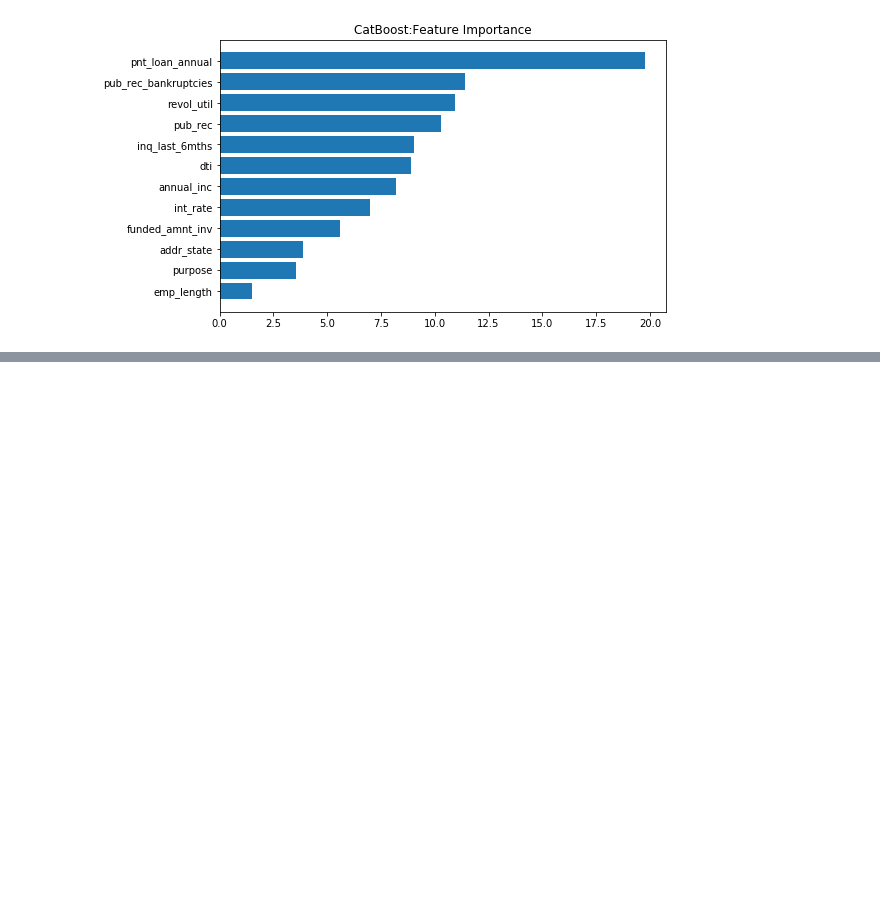
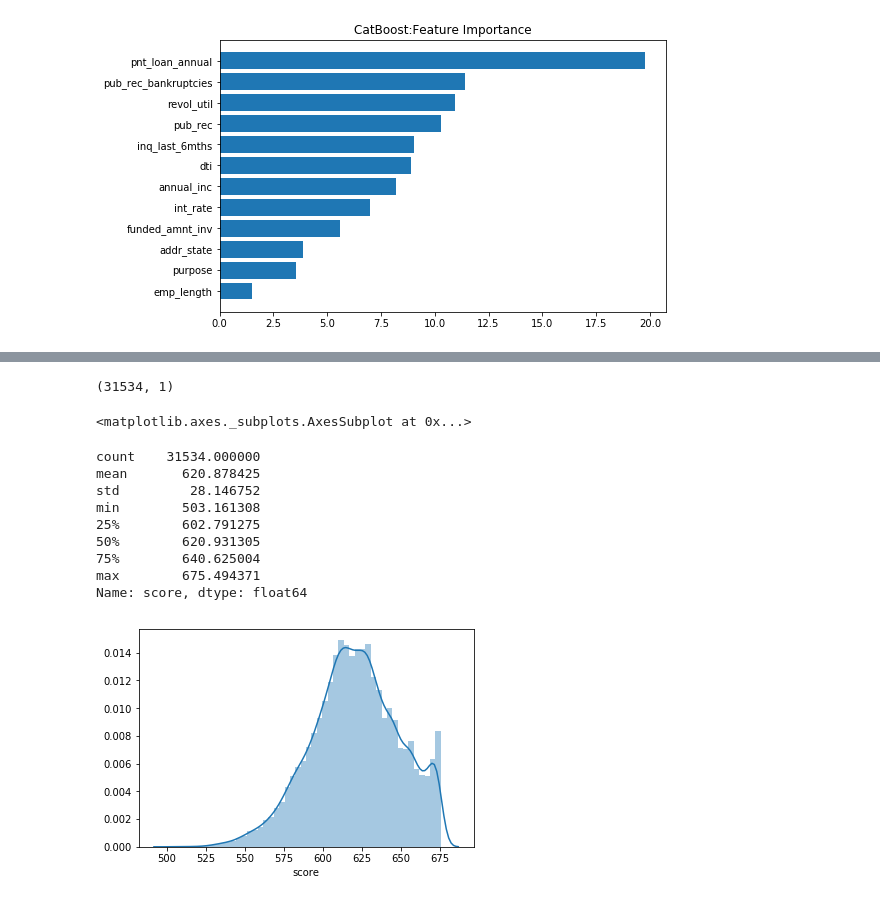
Before and after one commit to iihcy/Credit_ACard, a Jupyter notebook: ACard.ipynb, the cells around one changed output, grey strips where cells are left out. Cells and saved outputs as stored; diff of their text form; code cells hidden in the pictures; blank space fills up the shorter version.

```diff
--- a/ACard.ipynb
+++ b/ACard.ipynb
@@ -802,0 +1001,21 @@ model_lgb = lgb.LGBMClassifier(boosting_type='gbdt', objective='binary', num_lea
+# %%
+# 模型分数转换
+all_pro_lgb = pd.concat([pd.Series(pro_train_lgb), pd.Series(pro_test_lgb)], axis=0)
+score_lgb = get_model_score(all_pro_lgb)
+print(score_lgb.shape)
+# 分数整体分布图
+sn.distplot(score_lgb['score'])
+score_lgb['score'].describe()
+# %% [output]
+(31534, 1)
+<matplotlib.axes._subplots.AxesSubplot at 0x...>
+count    31534.000000
+mean       620.878425
+std         28.146752
+min        503.161308
+25%        602.791275
+50%        620.931305
+75%        640.625004
+max        675.494371
+Name: score, dtype: float64
+[figure, added]
```
Also changed, not shown: parts of 19 cells of this notebook.
